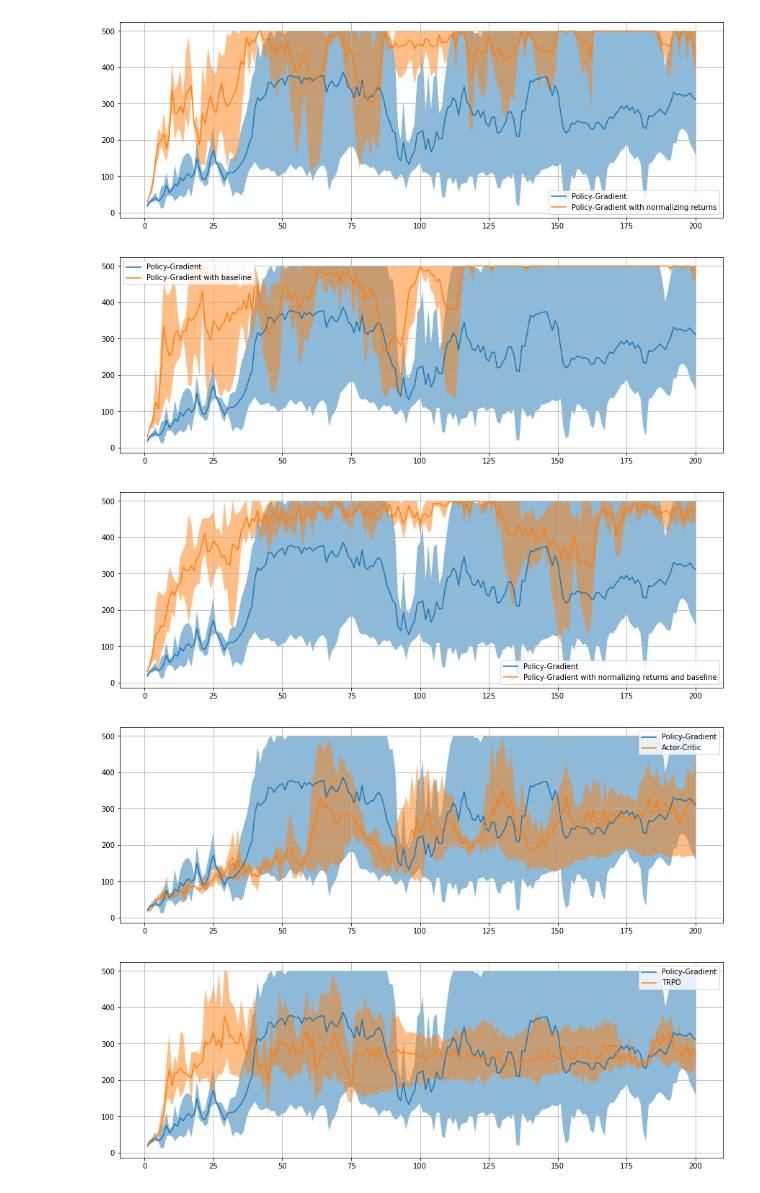
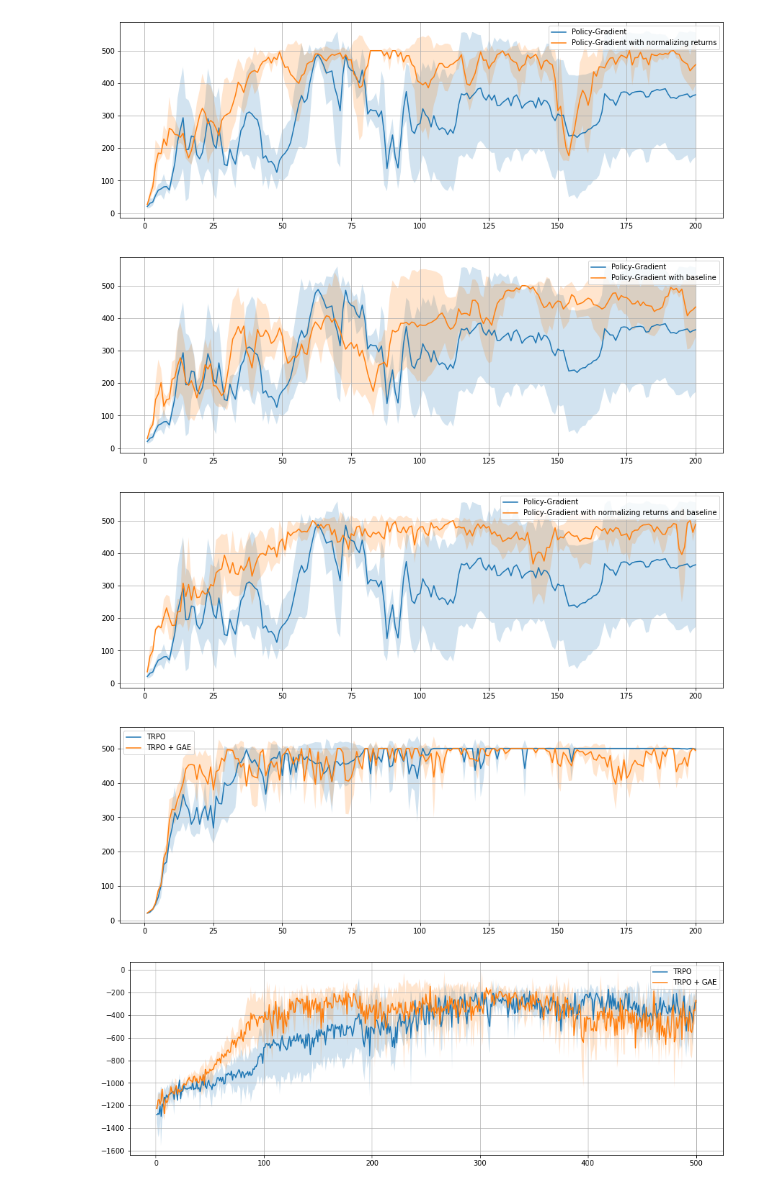
Before and after one commit to hcnoh/rl-collection-pytorch, a Jupyter notebook: results.ipynb, the cells around one changed output. Drawn from its saved outputs; the diff is of its cells as text; code cells hidden in the pictures.

Commit message:
added new results

```diff
--- a/results.ipynb
+++ b/results.ipynb
@@ -8,7 +8,10 @@ ckpt_path_list = [
     ".ckpts/pg/CartPole-v1-0/",
     ".ckpts/pg/CartPole-v1-1/"
 ]
-label_list = ["Policy-Gradient", "Policy-Gradient with normalizing returns"]
+label_list = [
+    "Policy-Gradient",
+    "Policy-Gradient with normalizing returns"
+]
 
 plt.figure(figsize=[15, 5], facecolor="white")
 for i, ckpt_path in enumerate(ckpt_path_list):
@@ -20,43 +23,59 @@ for i, ckpt_path in enumerate(ckpt_path_list):
     results = np.array(results)
 
     plt.plot(range(1, results.shape[1] + 1), np.mean(results, axis=0), label=label_list[i])
-    plt.fill_between(range(1, results.shape[1] + 1), np.min(results, axis=0), np.max(results, axis=0), alpha=.5)
+    plt.fill_between(
+        range(1, results.shape[1] + 1),
+        np.mean(results, axis=0) - np.std(results, axis=0),
+        np.mean(results, axis=0) + np.std(results, axis=0),
+        alpha=.2
+    )
 
 plt.grid()
 plt.legend(loc='best')
 plt.show()
 # %% [output]
-[figure, old version]
+[figure, new version]
 # %%
 ckpt_path_list = [
     ".ckpts/pg/CartPole-v1-0/",
     ".ckpts/pg/CartPole-v1-2/"
 ]
-label_list = ["Policy-Gradient", "Policy-Gradient with baseline"]
+label_list = [
+    "Policy-Gradient",
+    "Policy-Gradient with baseline"
+]
 
 plt.figure(figsize=[15, 5], facecolor="white")
 for i, ckpt_path in enumerate(ckpt_path_list):
     results = []
     for j in range(3):
         with open(ckpt_path + "results_%i.pkl" % j, "rb") as f:
             results.append(pickle.load(f))
 
     results = np.array(results)
 
     plt.plot(range(1, results.shape[1] + 1), np.mean(results, axis=0), label=label_list[i])
-    plt.fill_between(range(1, results.shape[1] + 1), np.min(results, axis=0), np.max(results, axis=0), alpha=.5)
+    plt.fill_between(
+        range(1, results.shape[1] + 1),
+        np.mean(results, axis=0) - np.std(results, axis=0),
+        np.mean(results, axis=0) + np.std(results, axis=0),
+        alpha=.2
+    )
 
 plt.grid()
 plt.legend(loc='best')
 plt.show()
 # %% [output]
-[figure, old version]
+[figure, new version]
 # %%
 ckpt_path_list = [
     ".ckpts/pg/CartPole-v1-0/",
     ".ckpts/pg/CartPole-v1-3/"
 ]
-label_list = ["Policy-Gradient", "Policy-Gradient with normalizing returns and baseline"]
+label_list = [
+    "Policy-Gradient",
+    "Policy-Gradient with normalizing returns and baseline"
+]
 
 plt.figure(figsize=[15, 5], facecolor="white")
 for i, ckpt_path in enumerate(ckpt_path_list):
@@ -68,19 +87,27 @@ for i, ckpt_path in enumerate(ckpt_path_list):
     results = np.array(results)
 
     plt.plot(range(1, results.shape[1] + 1), np.mean(results, axis=0), label=label_list[i])
-    plt.fill_between(range(1, results.shape[1] + 1), np.min(results, axis=0), np.max(results, axis=0), alpha=.5)
+    plt.fill_between(
+        range(1, results.shape[1] + 1),
+        np.mean(results, axis=0) - np.std(results, axis=0),
+        np.mean(results, axis=0) + np.std(results, axis=0),
+        alpha=.2
+    )
 
 plt.grid()
 plt.legend(loc='best')
 plt.show()
 # %% [output]
-[figure, old version]
+[figure, new version]
 # %%
 ckpt_path_list = [
-    ".ckpts/pg/CartPole-v1-0/",
-    ".ckpts/ac/CartPole-v1-0/"
+    ".ckpts/trpo/CartPole-v1-1/",
+    ".ckpts/gae/CartPole-v1-0/"
 ]
-label_list = ["Policy-Gradient", "Actor-Critic"]
+label_list = [
+    "TRPO",
+    "TRPO + GAE"
+]
 
 plt.figure(figsize=[15, 5], facecolor="white")
 for i, ckpt_path in enumerate(ckpt_path_list):
@@ -92,19 +119,27 @@ for i, ckpt_path in enumerate(ckpt_path_list):
     results = np.array(results)
 
     plt.plot(range(1, results.shape[1] + 1), np.mean(results, axis=0), label=label_list[i])
-    plt.fill_between(range(1, results.shape[1] + 1), np.min(results, axis=0), np.max(results, axis=0), alpha=.5)
+    plt.fill_between(
+        range(1, results.shape[1] + 1),
+        np.mean(results, axis=0) - np.std(results, axis=0),
+        np.mean(results, axis=0) + np.std(results, axis=0),
+        alpha=.2
+    )
 
 plt.grid()
 plt.legend(loc='best')
 plt.show()
 # %% [output]
-[figure, old version]
+[figure, new version]
 # %%
 ckpt_path_list = [
-    ".ckpts/pg/CartPole-v1-0/",
-    ".ckpts/trpo/CartPole-v1-0/"
+    ".ckpts/trpo/Pendulum-v0-0/",
+    ".ckpts/gae/Pendulum-v0-0/",
 ]
-label_list = ["Policy-Gradient", "TRPO"]
+label_list = [
+    "TRPO",
+    "TRPO + GAE"
+]
 
 plt.figure(figsize=[15, 5], facecolor="white")
 for i, ckpt_path in enumerate(ckpt_path_list):
@@ -116,12 +151,17 @@ for i, ckpt_path in enumerate(ckpt_path_list):
     results = np.array(results)
 
     plt.plot(range(1, results.shape[1] + 1), np.mean(results, axis=0), label=label_list[i])
-    plt.fill_between(range(1, results.shape[1] + 1), np.min(results, axis=0), np.max(results, axis=0), alpha=.5)
+    plt.fill_between(
+        range(1, results.shape[1] + 1),
+        np.mean(results, axis=0) - np.std(results, axis=0),
+        np.mean(results, axis=0) + np.std(results, axis=0),
+        alpha=.2
+    )
 
 plt.grid()
 plt.legend(loc='best')
 plt.show()
 # %% [output]
-[figure, old version]
+[figure, new version]
 # %%
 ckpt_path_list = [
```
Also changed, not shown: parts of 4 cells of this notebook, 19 other files.
